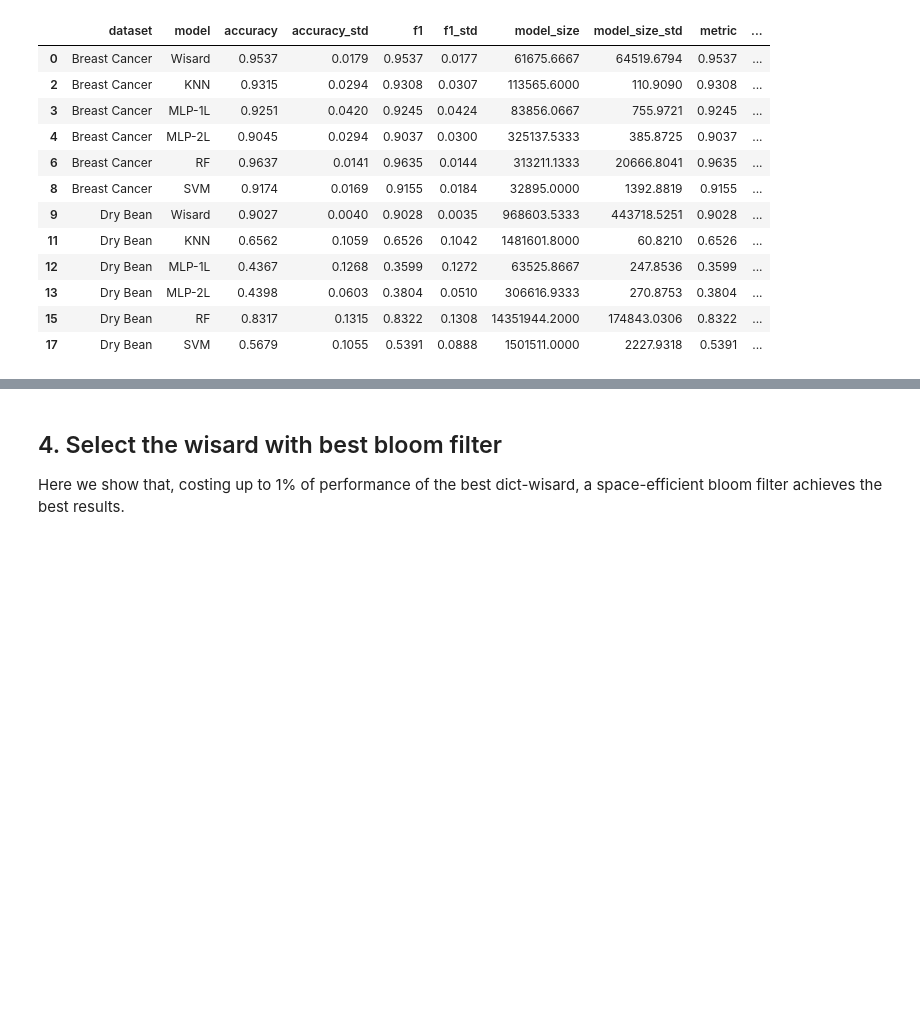
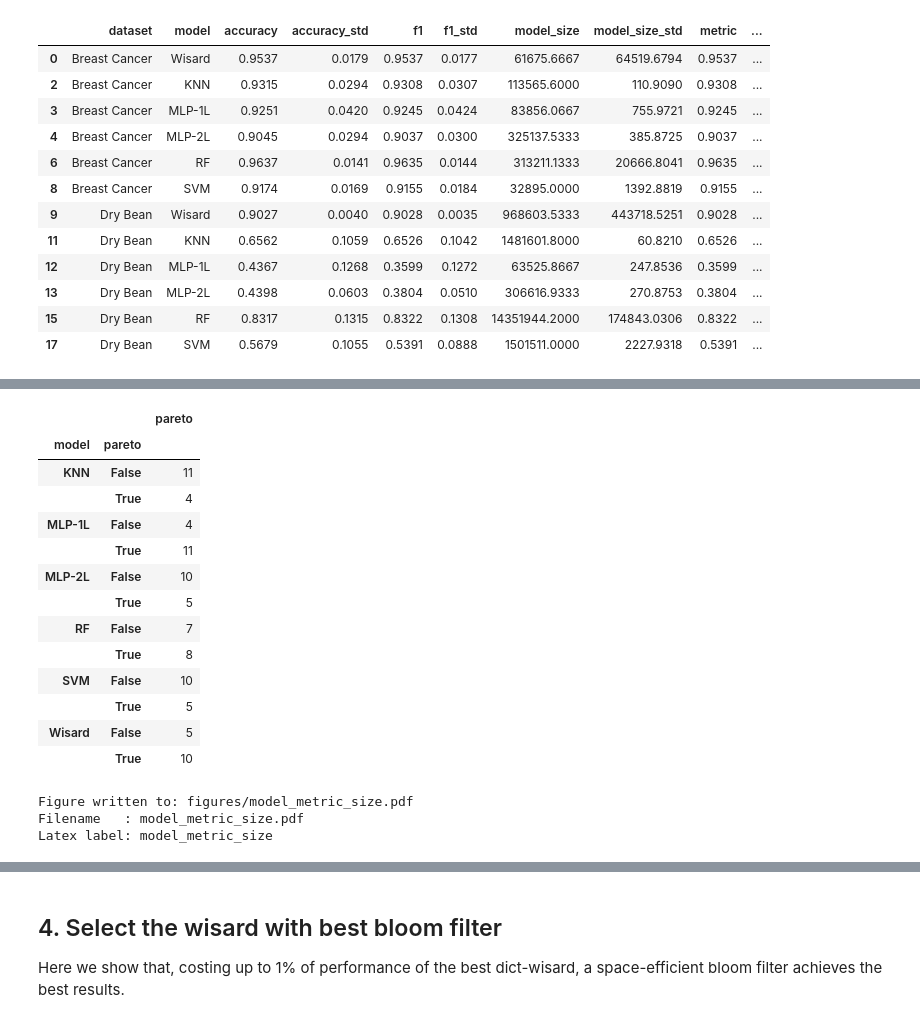
Before and after one commit to otavioon/wisardlib, a Jupyter notebook: analysis/analyse_results.ipynb, the cells around one changed output, grey strips where cells are left out. Cells and saved outputs as stored; diff of their text form; code cells hidden in the pictures; blank space fills up the shorter version.

Commit message:
Added pareto frontier

```diff
--- a/analysis/analyse_results.ipynb
+++ b/analysis/analyse_results.ipynb
@@ -958,11 +592,26 @@ result_df.head(n=10)
 # %%
-result_df.groupby("model").pareto.value_counts().to_frame()
+df.groupby("model").pareto.value_counts().sort_index().to_frame()
+# %% [output]
+|  |  | pareto |
+| model | pareto |  |
+| KNN | False | 11 |
+|  | True | 4 |
+| MLP-1L | False | 4 |
+|  | True | 11 |
+| MLP-2L | False | 10 |
+|  | True | 5 |
+| RF | False | 7 |
+|  | True | 8 |
+| SVM | False | 10 |
+|  | True | 5 |
+| Wisard | False | 5 |
+|  | True | 10 |
 # %%
 import plotly.express as px
 import plotly.graph_objects as go
 
 # Assuming 'data' is our DataFrame
-data = result_df.copy()
+data = df.copy()
 
 # dfs = []
 # for dset in order_of_datasets:
@@ -972,20 +621,22 @@ data = result_df.copy()
 
 # Define marker symbols for each model
 marker_symbols = {
-    "knn": "circle",
-    "mlp": "square",
-    "random-forest": "diamond",
-    "svm": "cross",
-    "wisard": "x",
+    "KNN": "circle",
+    "MLP-1L": "square",
+    "MLP-2L": "x",
+    "RF": "diamond",
+    "SVM": "cross",
+    "Wisard": "star",
 }
 
 # Define model names for legend
 model_names = {
-    "knn": "KNN",
-    "mlp": "MLP",
-    "random-forest": "Random Forest",
-    "svm": "SVM",
-    "wisard": "Wisard",
+    "KNN": "KNN",
+    "MLP-1L": "MLP-1L",
+    "MLP-2L": "MLP-2L",
+    "RF": "Random Forest",
+    "SVM": "SVM",
+    "Wisard": "Wisard (Dict)",
 }
 
 pareto_colors = {
@@ -997,7 +648,7 @@ pareto_colors = {
 
 fig = px.scatter(
     data,
-    x="relative size",
+    x="model_size_relative",
     y="metric",
     symbol="model",
     symbol_map=marker_symbols,
@@ -1060,3 +711,7 @@ fig.update_layout(
 write_figure("model_metric_size.pdf", fig)
 
 fig.show()
+# %% [output]
+Figure written to: figures/model_metric_size.pdf
+Filename   : model_metric_size.pdf
+Latex label: model_metric_size
```
Also changed, not shown: parts of 19 cells of this notebook, 1 other file.
